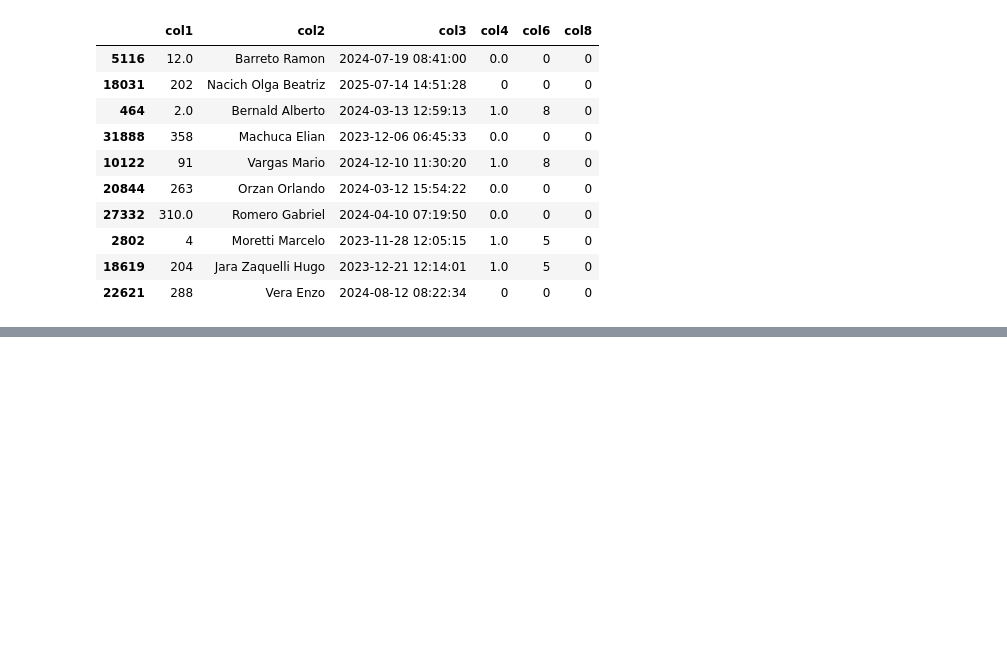
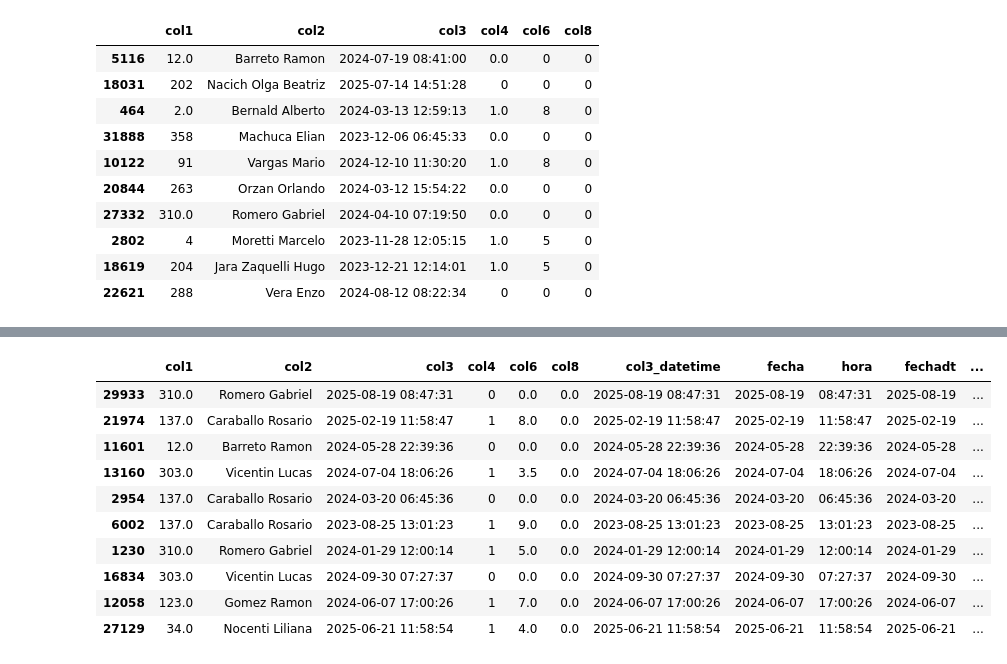
Before and after one commit to hzaquelli82/APSA-Dashboard, a Jupyter notebook: Notebook/Productividad.ipynb, the cells around one changed output, grey strips where cells are left out. Saved outputs shown, nothing was run; the diff lists cells and outputs as text; code cells hidden in the pictures; blank space fills up the shorter version.

```diff
--- a/Notebook/Productividad.ipynb
+++ b/Notebook/Productividad.ipynb
@@ -147,0 +150,3 @@ df_analisis.to_excel('../Data/horarios_unificado.xlsx', index=False)
+# %%
+df = pd.read_excel('../Data/horarios_unificado.xlsx')
+df.info()
@@ -147,0 +181,7 @@ df_analisis.to_excel('../Data/horarios_unificado.xlsx', index=False)
+# %%
+df.dropna(subset=['col3'], inplace=True)
+# %%
+# Usar errors='coerce' - convierte valores problemáticos en NaT (Not a Time)
+df['col3_datetime'] = pd.to_datetime(df['col3'], errors='coerce')
+df['fecha'] = df['col3_datetime'].dt.date
+df['hora'] = df['col3_datetime'].dt.time
@@ -147,0 +202,18 @@ df_analisis.to_excel('../Data/horarios_unificado.xlsx', index=False)
+# %%
+df['fechadt'] = pd.to_datetime(df['fecha'])
+df['anio'] = df['fechadt'].dt.year
+df['mes'] = df['fechadt'].dt.month
+# %%
+df.sample(10)
+# %% [output]
+|  | col1 | col2 | col3 | col4 | col6 | col8 | col3_datetime | fecha | hora | fechadt | ... |
+| 29933 | 310.0 | Romero Gabriel | 2025-08-19 08:47:31 | 0 | 0.0 | 0.0 | 2025-08-19 08:47:31 | 2025-08-19 | 08:47:31 | 2025-08-19 | ... |
+| 21974 | 137.0 | Caraballo Rosario | 2025-02-19 11:58:47 | 1 | 8.0 | 0.0 | 2025-02-19 11:58:47 | 2025-02-19 | 11:58:47 | 2025-02-19 | ... |
+| 11601 | 12.0 | Barreto Ramon | 2024-05-28 22:39:36 | 0 | 0.0 | 0.0 | 2024-05-28 22:39:36 | 2024-05-28 | 22:39:36 | 2024-05-28 | ... |
+| 13160 | 303.0 | Vicentin Lucas | 2024-07-04 18:06:26 | 1 | 3.5 | 0.0 | 2024-07-04 18:06:26 | 2024-07-04 | 18:06:26 | 2024-07-04 | ... |
+| 2954 | 137.0 | Caraballo Rosario | 2024-03-20 06:45:36 | 0 | 0.0 | 0.0 | 2024-03-20 06:45:36 | 2024-03-20 | 06:45:36 | 2024-03-20 | ... |
+| 6002 | 137.0 | Caraballo Rosario | 2023-08-25 13:01:23 | 1 | 9.0 | 0.0 | 2023-08-25 13:01:23 | 2023-08-25 | 13:01:23 | 2023-08-25 | ... |
+| 1230 | 310.0 | Romero Gabriel | 2024-01-29 12:00:14 | 1 | 5.0 | 0.0 | 2024-01-29 12:00:14 | 2024-01-29 | 12:00:14 | 2024-01-29 | ... |
+| 16834 | 303.0 | Vicentin Lucas | 2024-09-30 07:27:37 | 0 | 0.0 | 0.0 | 2024-09-30 07:27:37 | 2024-09-30 | 07:27:37 | 2024-09-30 | ... |
+| 12058 | 123.0 | Gomez Ramon | 2024-06-07 17:00:26 | 1 | 7.0 | 0.0 | 2024-06-07 17:00:26 | 2024-06-07 | 17:00:26 | 2024-06-07 | ... |
+| 27129 | 34.0 | Nocenti Liliana | 2025-06-21 11:58:54 | 1 | 4.0 | 0.0 | 2025-06-21 11:58:54 | 2025-06-21 | 11:58:54 | 2025-06-21 | ... |
```
Also changed, not shown: parts of 5 cells of this notebook, 1 other file.
